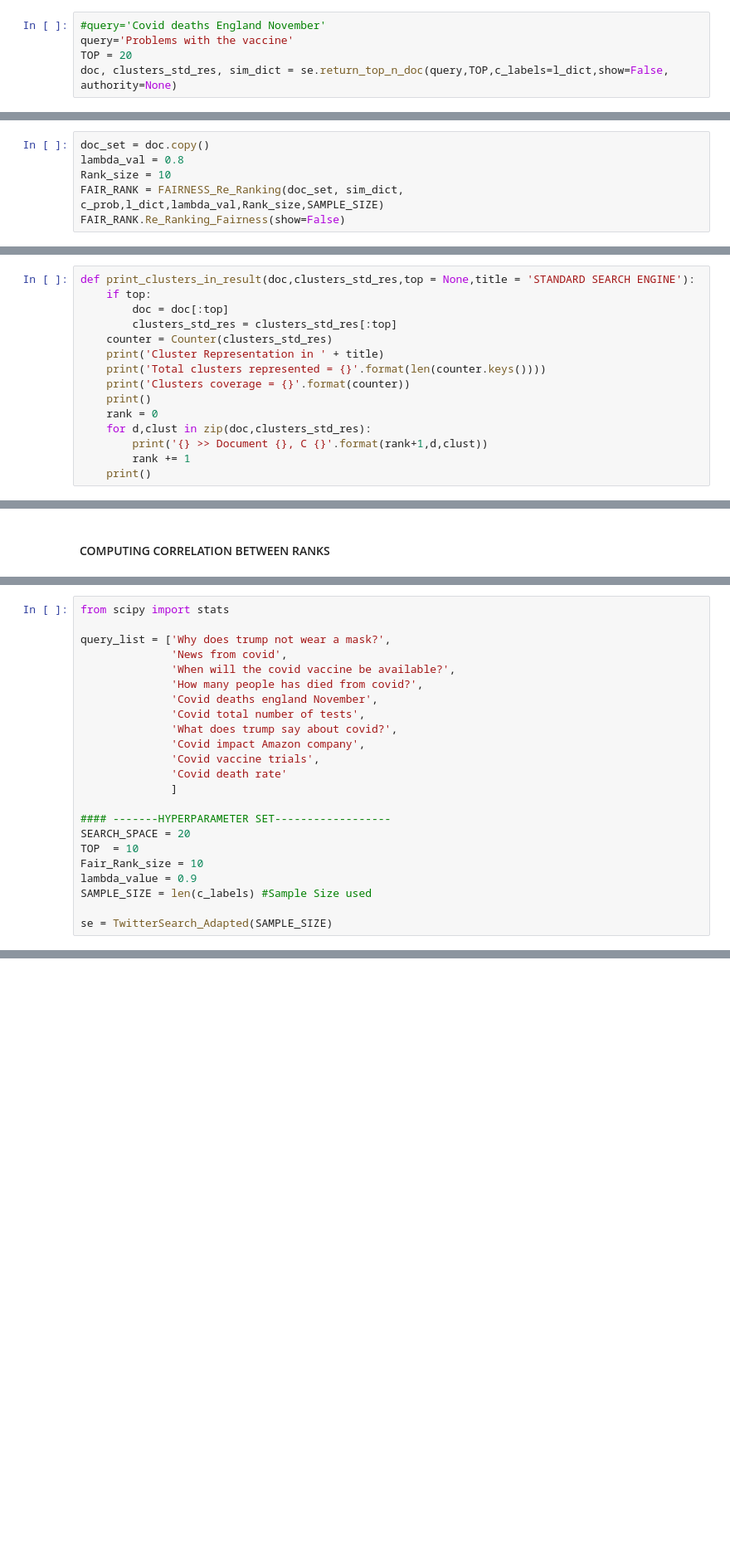
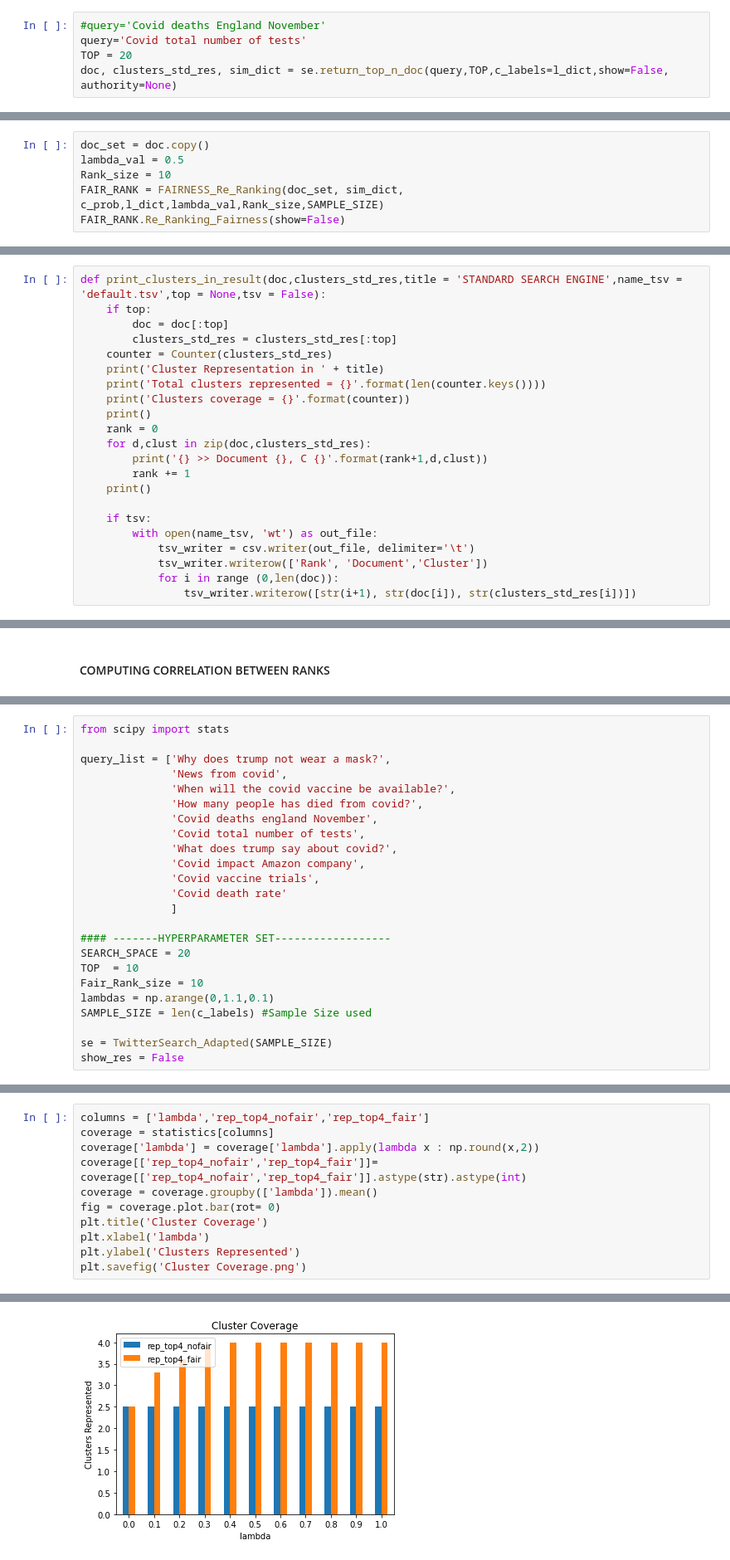
Before and after one commit to EduardVergesFranch/COVID_SEARCHENGINE, a Jupyter notebook: notebook/RQ2_OutputDiversification.ipynb, the cells around one changed output, grey strips where cells are left out. Shown at 83% size. Drawn from its saved outputs; the diff is of its cells as text; blank space fills up the shorter version.

```diff
--- a/notebook/RQ2_OutputDiversification.ipynb
+++ b/notebook/RQ2_OutputDiversification.ipynb
@@ -321,6 +322,6 @@ se = TwitterSearch_Adapted(SAMPLE_SIZE)
 ### Obtain STANDARD RESULT of our SEARCH ENGINE
 # %%
 #query='Covid deaths England November'
-query='Problems with the vaccine'
+query='Covid total number of tests'
 TOP = 20
 doc, clusters_std_res, sim_dict = se.return_top_n_doc(query,TOP,c_labels=l_dict,show=False, authority=None)
@@ -454,14 +434,14 @@ class FAIRNESS_Re_Ranking(TwitterSearch_Adapted):
         #return fair_set,cluster_results
 # %%
 doc_set = doc.copy()
-lambda_val = 0.8
+lambda_val = 0.5
 Rank_size = 10
 FAIR_RANK = FAIRNESS_Re_Ranking(doc_set, sim_dict, c_prob,l_dict,lambda_val,Rank_size,SAMPLE_SIZE)
 FAIR_RANK.Re_Ranking_Fairness(show=False)
 # %% [markdown]
 #### Clutsers obtained in the two results
 # %%
-def print_clusters_in_result(doc,clusters_std_res,top = None,title = 'STANDARD SEARCH ENGINE'):
+def print_clusters_in_result(doc,clusters_std_res,title = 'STANDARD SEARCH ENGINE',name_tsv = 'default.tsv',top = None,tsv = False):
     if top:
         doc = doc[:top]
         clusters_std_res = clusters_std_res[:top]
@@ -475,4 +455,11 @@ def print_clusters_in_result(doc,clusters_std_res,top = None,title = 'STANDARD S
         print('{} >> Document {}, C {}'.format(rank+1,d,clust))
         rank += 1
     print()
+
+    if tsv:
+        with open(name_tsv, 'wt') as out_file:
+            tsv_writer = csv.writer(out_file, delimiter='\t')
+            tsv_writer.writerow(['Rank', 'Document','Cluster'])
+            for i in range (0,len(doc)):
+                tsv_writer.writerow([str(i+1), str(doc[i]), str(clusters_std_res[i])])
 # %%
@@ -534,8 +525,9 @@ query_list = ['Why does trump not wear a mask?',
 SEARCH_SPACE = 20
 TOP  = 10
 Fair_Rank_size = 10
-lambda_value = 0.9
+lambdas = np.arange(0,1.1,0.1)
 SAMPLE_SIZE = len(c_labels) #Sample Size used
 
 se = TwitterSearch_Adapted(SAMPLE_SIZE)
+show_res = False
 # %%
@@ -582,0 +602,12 @@ Kendalls Rank Correlation -0.07 and p_value 0.86.
+# %%
+columns = ['lambda','rep_top4_nofair','rep_top4_fair']
+coverage = statistics[columns]
+coverage['lambda'] = coverage['lambda'].apply(lambda x : np.round(x,2))
+coverage[['rep_top4_nofair','rep_top4_fair']]= coverage[['rep_top4_nofair','rep_top4_fair']].astype(str).astype(int)
+coverage = coverage.groupby(['lambda']).mean()
+fig = coverage.plot.bar(rot= 0)
+plt.title('Cluster Coverage')
+plt.xlabel('lambda')
+plt.ylabel('Clusters Represented')
+plt.savefig('Cluster Coverage.png')
+# %% [output]
@@ -582,0 +624 @@ Kendalls Rank Correlation -0.07 and p_value 0.86.
+[figure, added]
```
Also changed, not shown: parts of 12 cells of this notebook, 4 other files.
